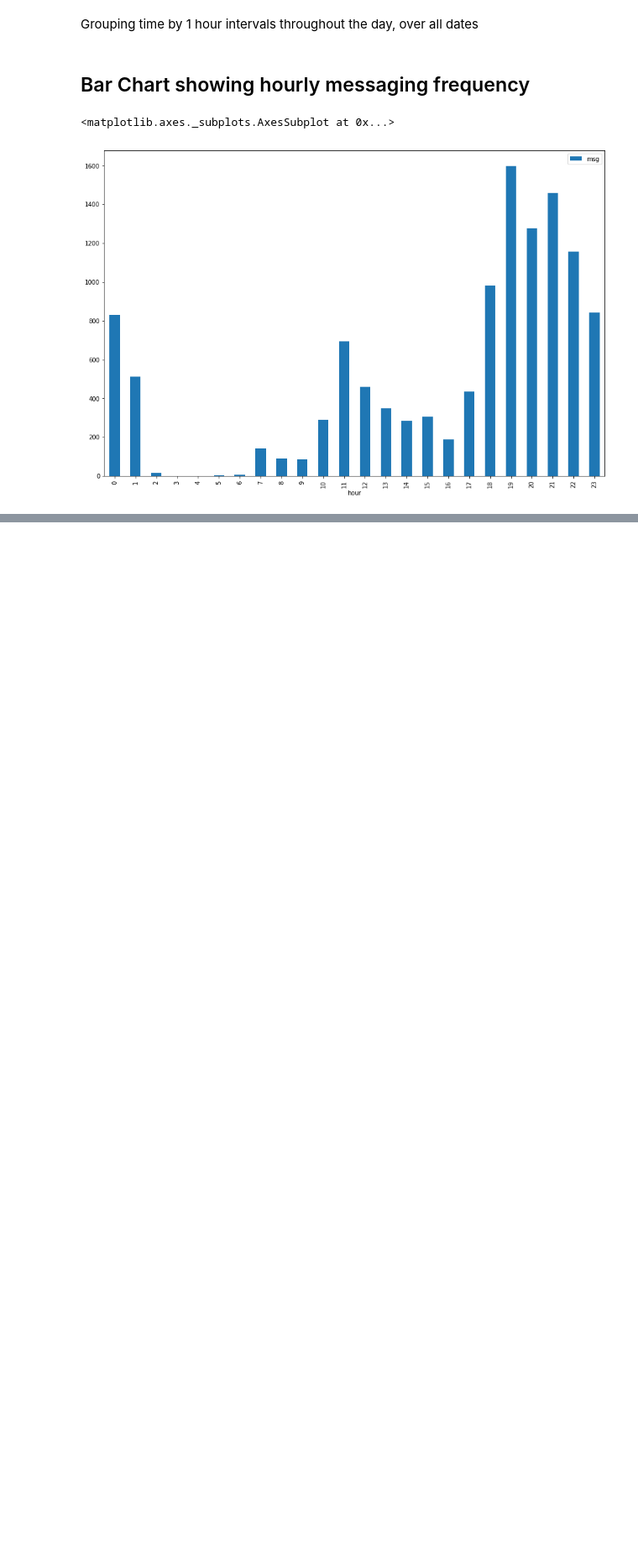
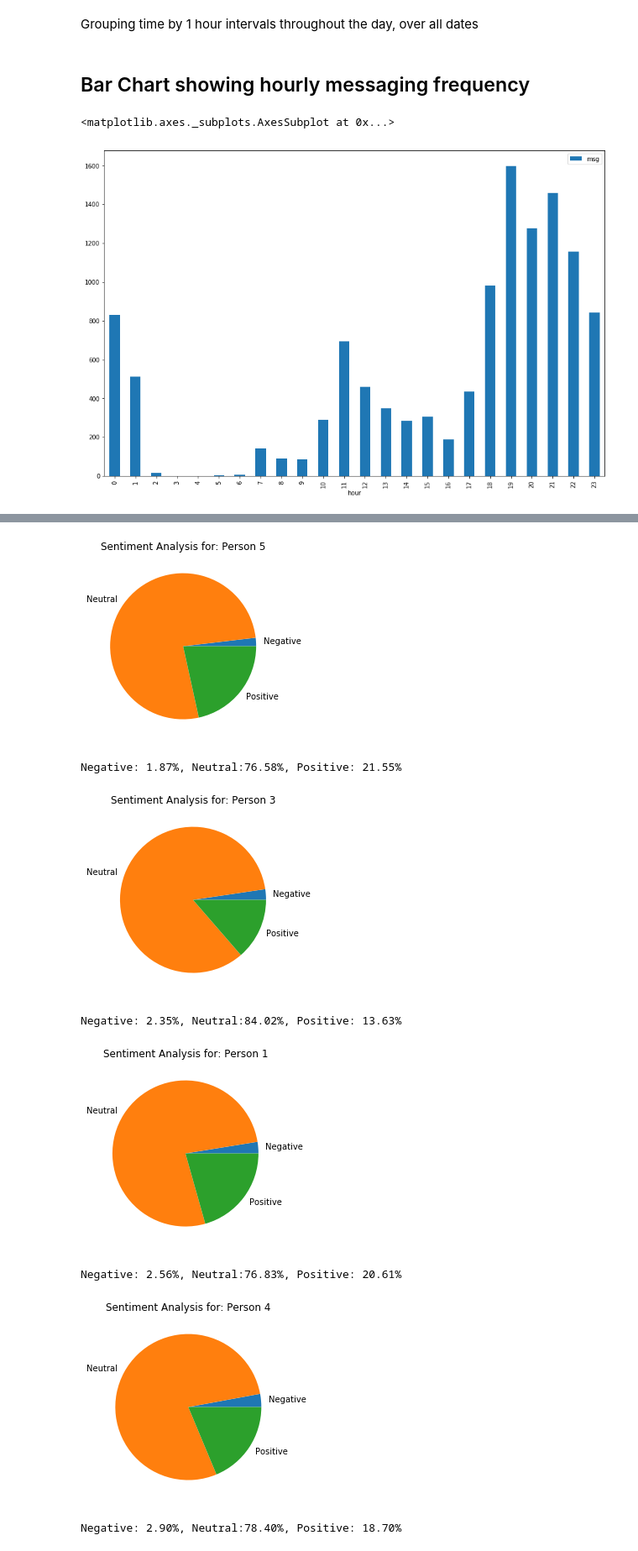
Before and after one commit to Kinjalrk2k/Visualizing-WhatsApp-Chats, a Jupyter notebook: Wp.ipynb, the cells around one changed output, grey strips where cells are left out. Shown at 84% size. Saved outputs shown, nothing was run; the diff lists cells and outputs as text; code cells hidden in the pictures; blank space fills up the shorter version.

```diff
--- a/Wp.ipynb
+++ b/Wp.ipynb
@@ -215,0 +220,5 @@ time_count_df.plot(x = 'hour', kind = 'bar', figsize = (15, 10))
+# %%
+import matplotlib.pyplot as plt
+import nltk
+from nltk.sentiment.vader import SentimentIntensityAnalyzer
+sid = SentimentIntensityAnalyzer()
@@ -215,0 +275,29 @@ time_count_df.plot(x = 'hour', kind = 'bar', figsize = (15, 10))
+# %%
+# sender_sentences = []
+for s in senders:
+    sender_sentences = []
+    for r in df.index:
+        if df['sender'][r] == s:
+            sender_sentences.append(df['msg'][r])
+#     print(sender_sentences)
+
+    neg, neu, pos = senti_counter(sender_sentences)
+    total = neg + neu + pos
+#     print(neg, neu, pos, total)
+
+    mul = 100 / total
+    plt.pie([neg, neu, pos], labels = ['Negative', 'Neutral', 'Positive'], radius = 1)
+    plt.title('Sentiment Analysis for: ' + s)
+    plt.show()
+    print('Negative: {:.2f}%, Neutral:{:.2f}%, Positive: {:.2f}%'.format(neg * mul, neu * mul, pos * mul))
+    print()
+    print()
+# %% [output]
+[figure, added]
+Negative: 1.87%, Neutral:76.58%, Positive: 21.55%
+[figure, added]
+Negative: 2.35%, Neutral:84.02%, Positive: 13.63%
+[figure, added]
+Negative: 2.56%, Neutral:76.83%, Positive: 20.61%
+[figure, added]
+Negative: 2.90%, Neutral:78.40%, Positive: 18.70%
```
Also changed, not shown: parts of 8 cells of this notebook.
